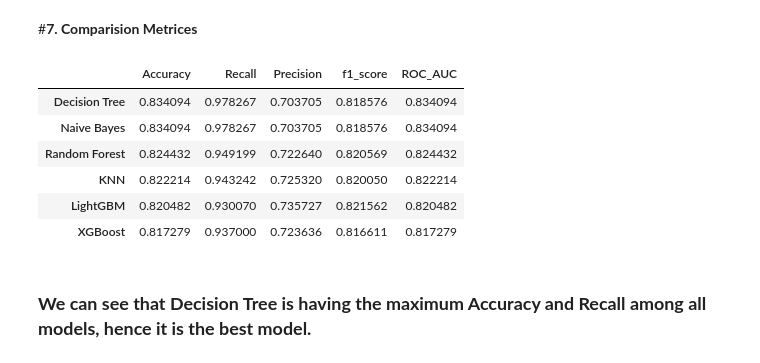
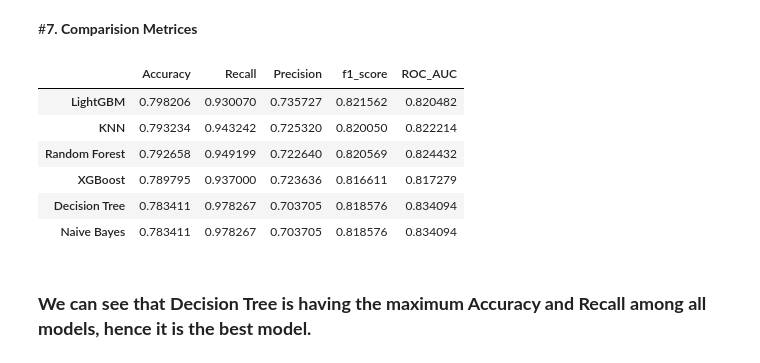
Before and after one commit to abhikr1302/ML-Capstone-Health-Insurabce-Cross-sell-Prediction, a Jupyter notebook: HEALTH_INSURANCE_CROSS_SELL_PREDICTION.ipynb, the cells around one changed output. Drawn from its saved outputs; the diff is of its cells as text; code cells hidden in the pictures.

```diff
--- a/HEALTH_INSURANCE_CROSS_SELL_PREDICTION.ipynb
+++ b/HEALTH_INSURANCE_CROSS_SELL_PREDICTION.ipynb
@@ -1574,17 +1574,17 @@ plt.show()
 #**7. Comparision Metrices**
 # %%
 ind=['Decision Tree','Random Forest','XGBoost','Naive Bayes','KNN','LightGBM']
-data={"Accuracy":[AUC_DT,AUC_RF,AUC_XGB,AUC_NB,AUC_KNN, AUC_LGBM],"Recall":[rec_DT,rec_RF,rec_XGB,rec_NB,rec_KNN,rec_LGBM],"Precision":[prec_DT,prec_RF,prec_XGB,prec_NB,prec_KNN,prec_LGBM],
+data={"Accuracy":[acc_DT,acc_RF,acc_XGB,acc_NB,acc_KNN, acc_LGBM],"Recall":[rec_DT,rec_RF,rec_XGB,rec_NB,rec_KNN,rec_LGBM],"Precision":[prec_DT,prec_RF,prec_XGB,prec_NB,prec_KNN,prec_LGBM],
     'f1_score':[f1_DT,f1_RF,f1_XGB,f1_NB,f1_KNN,f1_LGBM],"ROC_AUC":[AUC_DT,AUC_RF,AUC_XGB,AUC_NB,AUC_KNN,AUC_LGBM]}
 result=pd.DataFrame(data=data,index=ind).sort_values(by='Accuracy',ascending=False)
 result
 # %% [output]
 |  | Accuracy | Recall | Precision | f1_score | ROC_AUC |
-| Decision Tree | 0.834094 | 0.978267 | 0.703705 | 0.818576 | 0.834094 |
-| Naive Bayes | 0.834094 | 0.978267 | 0.703705 | 0.818576 | 0.834094 |
-| Random Forest | 0.824432 | 0.949199 | 0.722640 | 0.820569 | 0.824432 |
-| KNN | 0.822214 | 0.943242 | 0.725320 | 0.820050 | 0.822214 |
-| LightGBM | 0.820482 | 0.930070 | 0.735727 | 0.821562 | 0.820482 |
-| XGBoost | 0.817279 | 0.937000 | 0.723636 | 0.816611 | 0.817279 |
+| LightGBM | 0.798206 | 0.930070 | 0.735727 | 0.821562 | 0.820482 |
+| KNN | 0.793234 | 0.943242 | 0.725320 | 0.820050 | 0.822214 |
+| Random Forest | 0.792658 | 0.949199 | 0.722640 | 0.820569 | 0.824432 |
+| XGBoost | 0.789795 | 0.937000 | 0.723636 | 0.816611 | 0.817279 |
+| Decision Tree | 0.783411 | 0.978267 | 0.703705 | 0.818576 | 0.834094 |
+| Naive Bayes | 0.783411 | 0.978267 | 0.703705 | 0.818576 | 0.834094 |
 # %% [markdown]
 ### **We can see that Decision Tree is having the maximum Accuracy and Recall among all models, hence it is the best model.**
```
